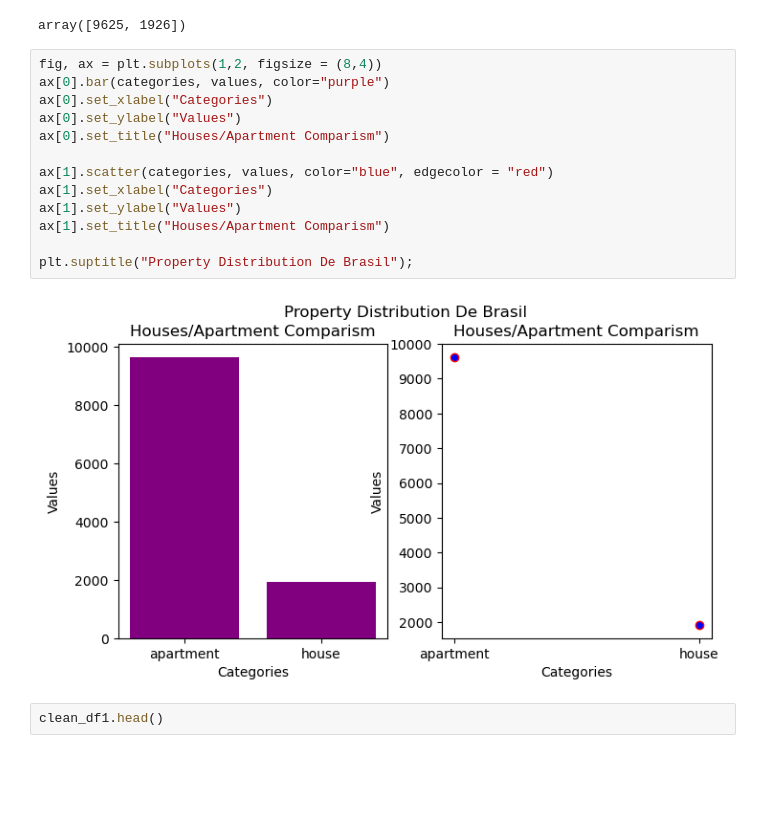
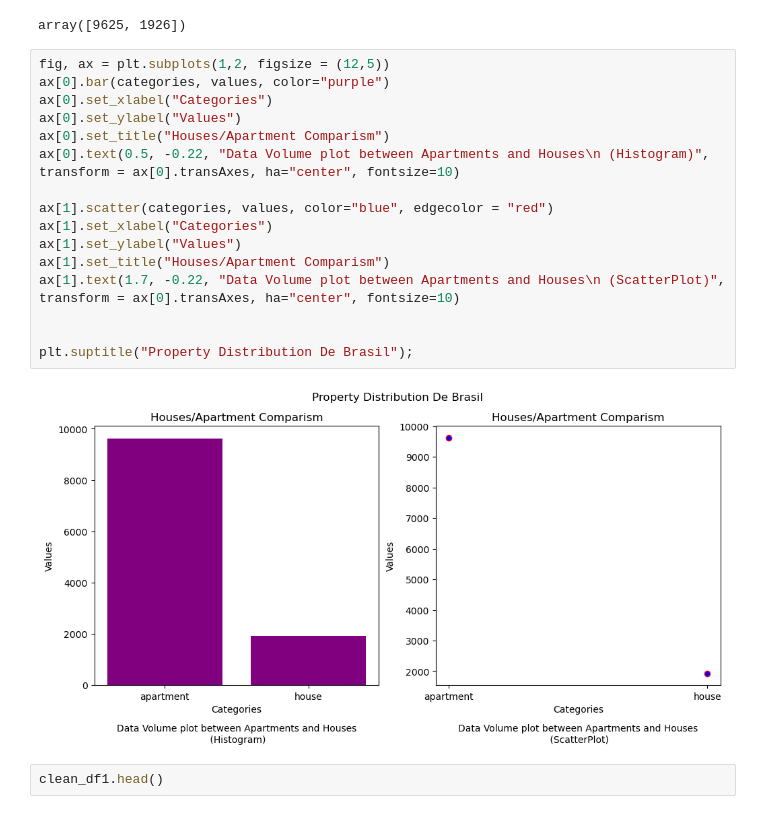
Before and after one commit to scorthiantech/My-Appclick-Assignments, a Jupyter notebook: EDA assignment.ipynb, the cells around one changed output. Saved outputs shown, nothing was run; the diff lists cells and outputs as text; blank space fills up the shorter version.

```diff
--- a/EDA assignment.ipynb
+++ b/EDA assignment.ipynb
@@ -274,20 +276,23 @@ values
 # %% [output]
 array([9625, 1926])
 # %%
-fig, ax = plt.subplots(1,2, figsize = (8,4))
+fig, ax = plt.subplots(1,2, figsize = (12,5))
 ax[0].bar(categories, values, color="purple")
 ax[0].set_xlabel("Categories")
 ax[0].set_ylabel("Values")
 ax[0].set_title("Houses/Apartment Comparism")
+ax[0].text(0.5, -0.22, "Data Volume plot between Apartments and Houses\n (Histogram)", transform = ax[0].transAxes, ha="center", fontsize=10)
 
 ax[1].scatter(categories, values, color="blue", edgecolor = "red")
 ax[1].set_xlabel("Categories")
 ax[1].set_ylabel("Values")
 ax[1].set_title("Houses/Apartment Comparism")
+ax[1].text(1.7, -0.22, "Data Volume plot between Apartments and Houses\n (ScatterPlot)", transform = ax[0].transAxes, ha="center", fontsize=10)
+
 
 plt.suptitle("Property Distribution De Brasil");
 # %% [output]
-[figure, old version]
+[figure, new version]
 # %%
 clean_df1.head()
 # %% [output]
```
Also changed, not shown: parts of 4 cells of this notebook.
